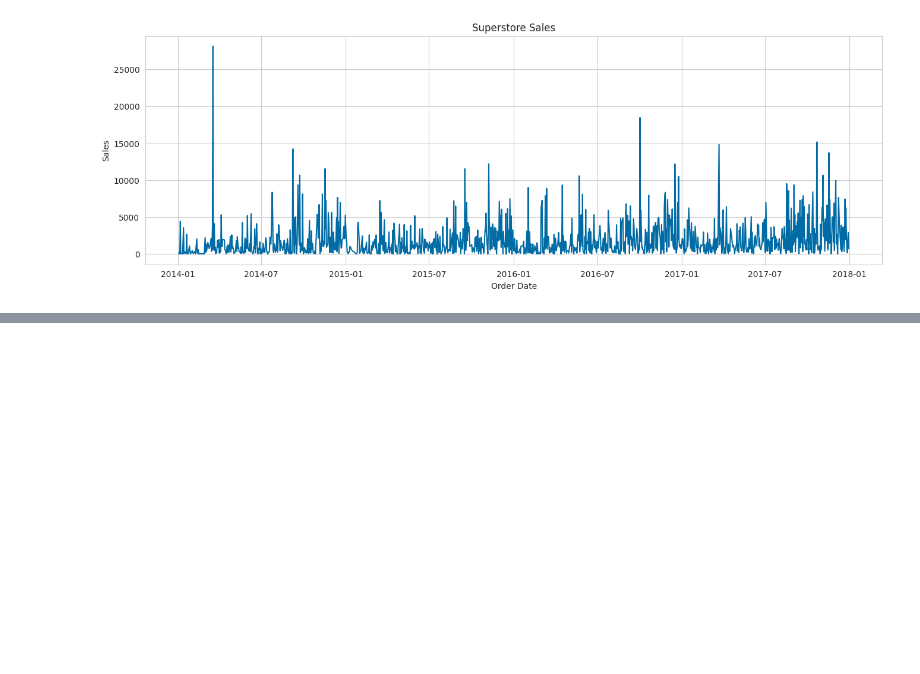
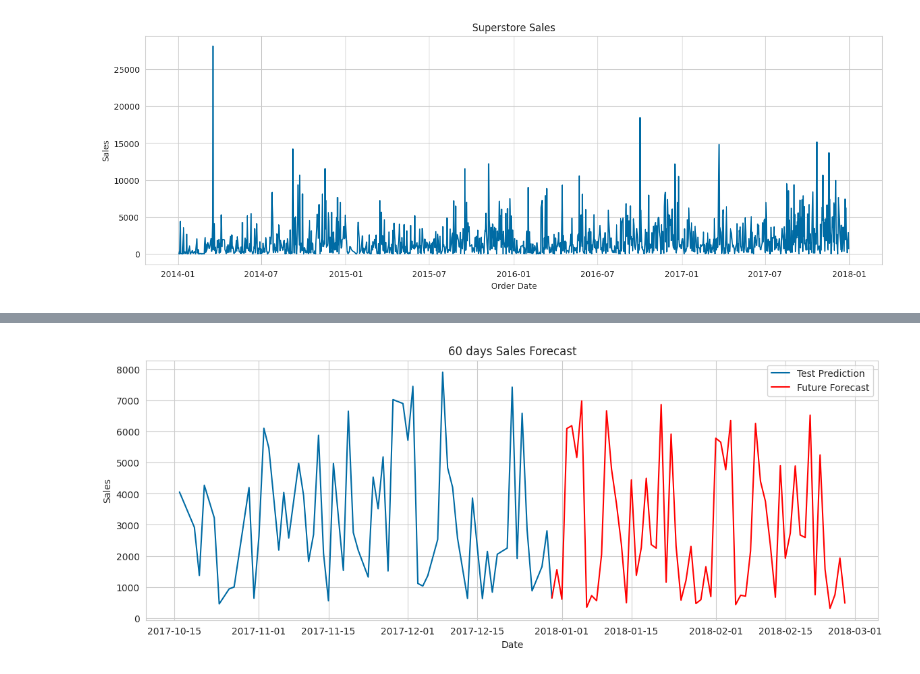
Before and after one commit to lindsey5/Python-Practice, a Jupyter notebook: Untitled3.ipynb, the cells around one changed output, grey strips where cells are left out. Cells and saved outputs as stored; diff of their text form; code cells hidden in the pictures; blank space fills up the shorter version.

```diff
--- a/Untitled3.ipynb
+++ b/Untitled3.ipynb
@@ -341,0 +231,50 @@ plt.show()
+# %%
+future_dates = pd.date_range(start=df_all.index.max(), periods=60, freq='D')
+future_predictions = []
+combined_sales = list(df_all['Sales'].iloc[-120:])
+
+
+for date in future_dates:
+    new_row = pd.DataFrame(index=[date])
+    new_row['dayofweek'] = date.dayofweek
+    new_row['quarter'] = date.quarter
+    new_row['month'] = date.month
+    new_row['year'] = date.year
+    new_row['dayofyear'] = date.dayofyear
+    new_row['dayofmonth'] = date.day
+    new_row['weekofyear'] = date.isocalendar().week
+
+    # Lags
+    new_row['lag_14'] = combined_sales[-14]
+    new_row['lag_30'] = combined_sales[-30] if len(combined_sales) >= 30 else combined_sales[-1]
+    new_row['lag_60'] = combined_sales[-60] if len(combined_sales) >= 60 else combined_sales[-1]
+
+    # Differences
+    new_row['sales_diff_30'] = combined_sales[-1] - combined_sales[-31]
+
+    # Rolling Means
+    new_row['sales_rolling_mean_30'] = pd.Series(combined_sales[-30:]).mean()
+
+
+    # Predict and update
+    pred_sales = gridcv_xgb.predict(new_row)[0]
+    future_predictions.append(pred_sales)
+    combined_sales.append(pred_sales)
+
+# Build forecast DataFrame
+future_df = pd.DataFrame({
+    'Date': future_dates,
+    'xgb_Prediction': future_predictions
+}).set_index('Date')
+
+# Plot forecast
+plt.figure(figsize=(14, 5))
+plt.plot(test_df['Prediction'][- len(future_df):], label='Test Prediction')
+plt.plot(future_df['xgb_Prediction'], color='red', label='Future Forecast')
+plt.title('60 days Sales Forecast')
+plt.xlabel('Date')
+plt.ylabel('Sales')
+plt.legend()
+plt.show()
+# %% [output]
+[figure, added]
```
Also changed, not shown: parts of 12 cells of this notebook.
